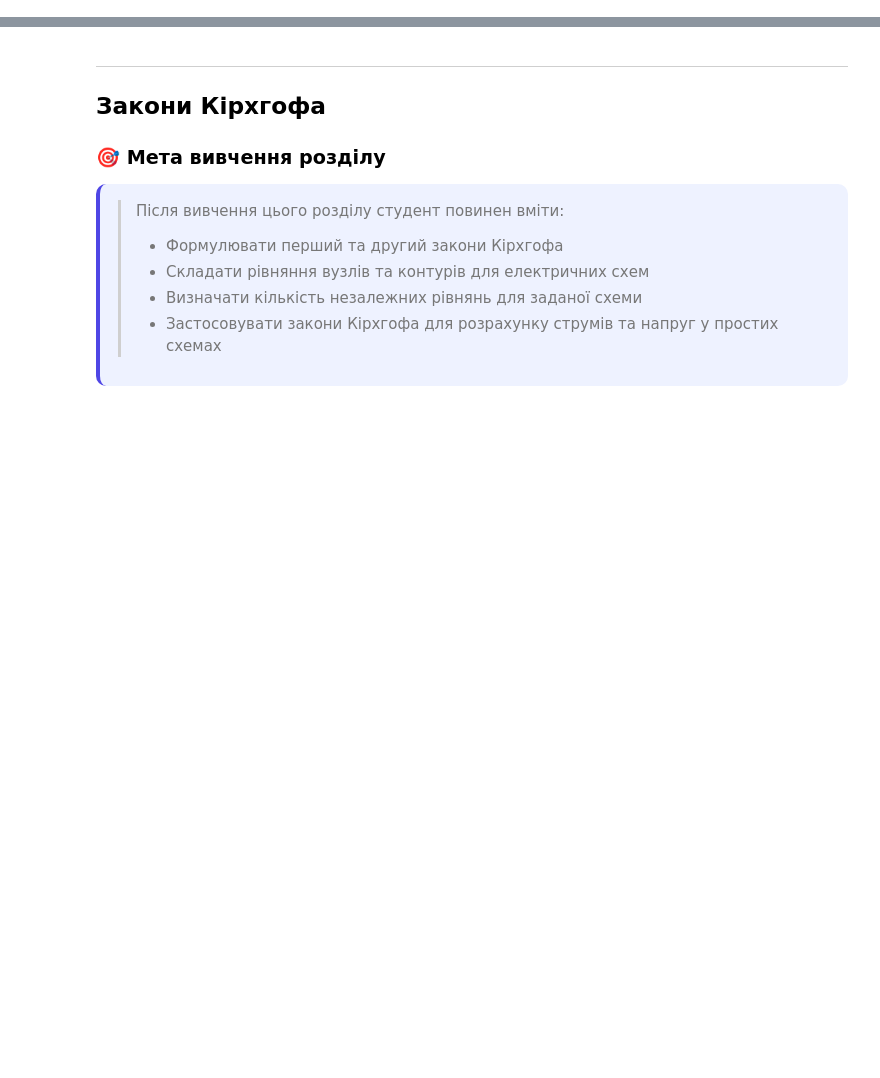
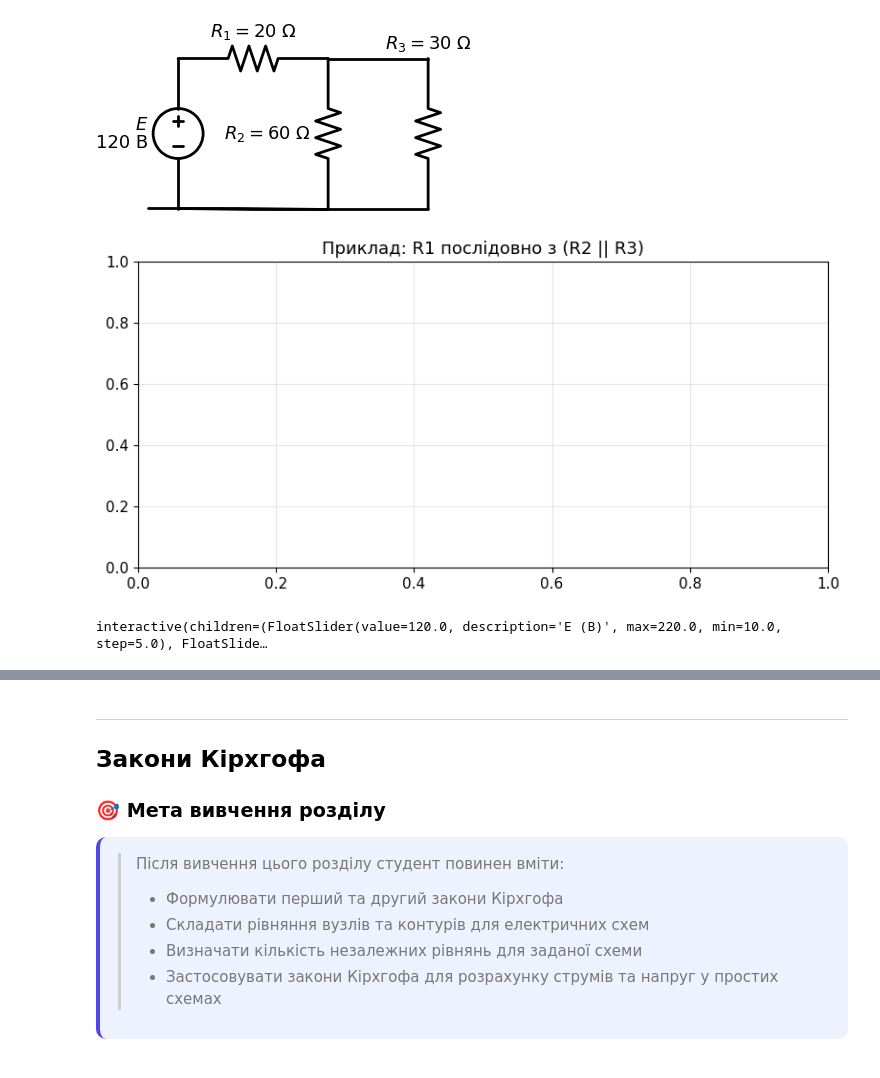
Before and after one commit to vim4all/Lectures_Basics_of_radio_electronics_in_Ukrainian, a Jupyter notebook: Основи радіотехніки_1_частина.ipynb, the cells around one changed output, grey strips where cells are left out. Drawn from its saved outputs; the diff is of its cells as text; code cells hidden in the pictures; blank space fills up the shorter version.

```diff
--- a/Основи радіотехніки_1_частина.ipynb
+++ b/Основи радіотехніки_1_частина.ipynb
@@ -95,0 +356,54 @@ plt.rcParams.update({
+# %%
+# Schemdraw: приклад змішаного з'єднання R1 послідовно з (R2 паралельно R3)
+if SCHEMDRAW_AVAILABLE:
+    with schemdraw.Drawing(fontsize=13) as d:
+        d += elm.SourceV().up().label('$E$\n120 В')
+        d += elm.Resistor().right().label('$R_1=20\\ \\Omega$')
+        d.push()
+        d += elm.Resistor().down().label('$R_2=60\\ \\Omega$')
+        d += elm.Line().left()
+        d.pop()
+        d += elm.Line().right(2)
+        d += elm.Resistor().down().label('$R_3=30\\ \\Omega$', loc='right')
+        d += elm.Line().left(2)
+        d += elm.Line().left(3.6)
+    plt.title("Приклад: R1 послідовно з (R2 || R3)")
+    plt.tight_layout(); plt.show()
+else:
+    print('Встановіть schemdraw: pip install schemdraw')
+# %% [output]
+[figure, added]
+[figure, added]
+# %%
+# Інтерактивний розрахунок змішаного з'єднання
+def series_parallel_interactive(E=120, R1=20, R2=60, R3=30):
+    R23 = R2*R3/(R2+R3)
+    Req = R1 + R23
+    I1 = E / Req
+    U23 = I1 * R23
+    I2 = U23 / R2
+    I3 = U23 / R3
+
+    fig, (ax1, ax2) = plt.subplots(1, 2, figsize=(12, 4))
+    bars = ax1.bar(['I1 (заг.)', 'I2', 'I3'], [I1, I2, I3],
+                    color=['#2196F3', '#4CAF50', '#FF9800'], edgecolor='k')
+    for bar, val in zip(bars, [I1, I2, I3]):
+        ax1.text(bar.get_x()+bar.get_width()/2, bar.get_height()+0.02*I1,
+                  f'{val:.3f} A', ha='center', va='bottom')
+    ax1.set_title('Струми в гілках'); ax1.set_ylabel('Струм, А')
+
+    ax2.bar(['R_екв(23)', 'R_екв(заг.)'], [R23, Req], color=['#9C27B0', '#607D8B'], edgecolor='k')
+    ax2.set_title('Еквівалентні опори'); ax2.set_ylabel('Опір, Ом')
+
+    plt.tight_layout(); plt.show()
+    print(f'R23 = {R23:.3f} Ом | Rекв = {Req:.3f} Ом')
+    print(f'I1 = {I1:.4f} А | U23 = {U23:.3f} В | I2 = {I2:.4f} А | I3 = {I3:.4f} А')
+    print(f'Перевірка KCL: I2+I3 = {I2+I3:.4f} А (має дорівнювати I1)')
+
+interact(series_parallel_interactive,
+         E=widgets.FloatSlider(min=10, max=220, step=5, value=120, description='E (В)'),
+         R1=widgets.FloatSlider(min=1, max=100, step=1, value=20, description='R1 (Ом)'),
+         R2=widgets.FloatSlider(min=1, max=200, step=1, value=60, description='R2 (Ом)'),
+         R3=widgets.FloatSlider(min=1, max=200, step=1, value=30, description='R3 (Ом)'));
+# %% [output]
+interactive(children=(FloatSlider(value=120.0, description='E (В)', max=220.0, min=10.0, step=5.0), FloatSlide…
```
Also changed, not shown: parts of 57 cells of this notebook.
